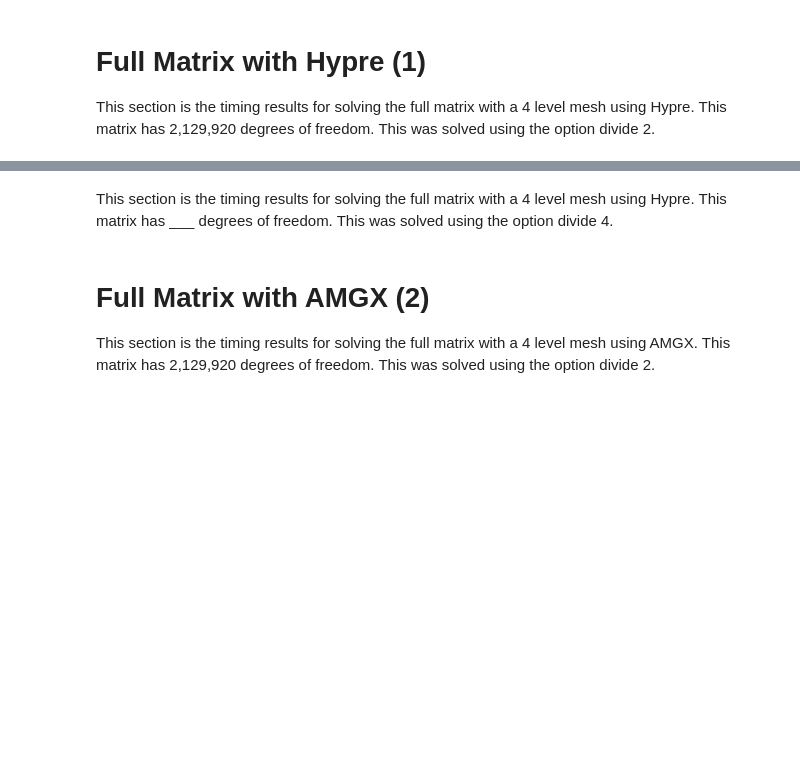
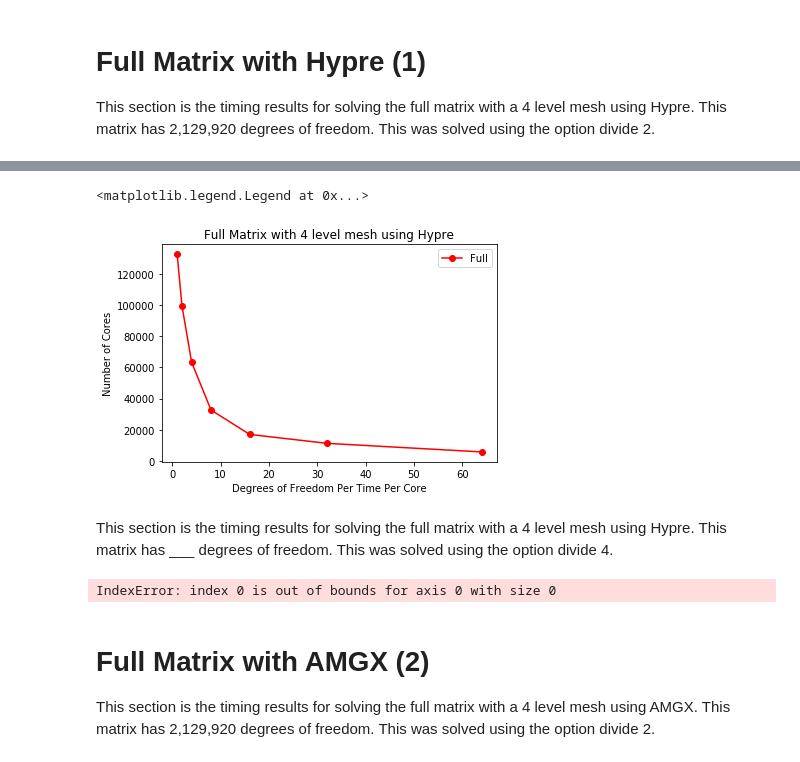
Before and after one commit to GEM3D/pressurePoissonSolver, a Jupyter notebook: results/2D_Poisson_Solver_Timing_4_mesh.ipynb, the cells around one changed output, grey strips where cells are left out. Saved outputs shown, nothing was run; the diff lists cells and outputs as text; code cells hidden in the pictures; blank space fills up the shorter version.

```diff
--- a/results/2D_Poisson_Solver_Timing_4_mesh.ipynb
+++ b/results/2D_Poisson_Solver_Timing_4_mesh.ipynb
@@ -13,17 +13,26 @@ cm = sns.light_palette("green", as_cmap=True)
 # Full Matrix with Hypre (1)
 This section is the timing results for solving the full matrix with a 4 level mesh using Hypre. This matrix has 2,129,920 degrees of freedom. This was solved using the option divide 2.
 # %%
-Petsc_Hypre_Full_Cores = np.array([])
-Petsc_Hypre_Full_Iterations = np.array([])
-Petsc_Hypre_Full_Residual = np.array([])
-Petsc_Hypre_Full_Error = np.array([])
-Petsc_Hypre_Full_Domain = np.array([])
-Petsc_Hypre_Full_Matrix = np.array([])
-Petsc_Hypre_Full_Petsc = np.array([])
-Petsc_Hypre_Full_LSS = np.array([])
-Petsc_Hypre_Full_LinS = np.array([])
-Petsc_Hypre_Full_CS = np.array([])
-Petsc_Hypre_Full_DegF = ()/Petsc_Hypre_Full_CS/Petsc_Hypre_Full_Cores
+DOF = 2129920
+Petsc_Hypre_Full_Cores = np.array([1,2,4,8,16,32,64])
+Petsc_Hypre_Full_Iterations = np.array([25,24,24,24,23,24,24])
+Petsc_Hypre_Full_Residual = np.array([7.7959970105686e-11,3.7698395250881e-11,4.6445688201149e-11,9.0298349451787e-11,
+                                     7.8125285574285e-11,8.8175567594805e-11,2.9253011119871e-11])
+Petsc_Hypre_Full_Error = np.array([9.2304660443222e-04,9.2304660439089e-04,9.2304660437377e-04,9.0298349451787e-11,
+                                  9.2304660461603e-04,9.2304660463712e-04,9.2304660489770e-04])
+Petsc_Hypre_Full_Domain = np.array([0.5771762146,0.3227674969,0.1651092233,0.0904486713,0.0527356856,0.052443451,
+                                   0.0381672983])
+Petsc_Hypre_Full_Matrix = np.array([0.7878353477,0.5208099744,0.2800362866,0.1512065142,0.0864476525,0.0514293829,
+                                   0.0353743028])
+Petsc_Hypre_Full_Petsc = np.array([2.5363367318,27.8735060668,14.1987835682,5.2306352596,1.7774178884,0.6992671084,
+                                  0.5350252831])
+Petsc_Hypre_Full_LSS = np.array([3.3241811173,28.3943279512,14.4788363321,5.3818625687,1.8638884793,0.7507591284,
+                                0.5704725933])
+Petsc_Hypre_Full_LinS = np.array([16.0624597243,10.7205219595,8.4254460076,8.1471176039,7.8381800788,5.901440664,
+                                 5.7809692144])
+Petsc_Hypre_Full_CS = np.array([16.0624642228,10.7205349951,8.4255548989,8.153320034,7.8385614164,5.9095084751,
+                               5.7848270771])
+Petsc_Hypre_Full_DegF = (DOF)/Petsc_Hypre_Full_CS/Petsc_Hypre_Full_Cores
 Petsc_Hypre_Full_Eff = Petsc_Hypre_Full_CS[0]/(Petsc_Hypre_Full_CS*Petsc_Hypre_Full_Cores)
 
 d = {"Cores": Petsc_Hypre_Full_Cores,"Iterations": Petsc_Hypre_Full_Iterations,"Residual": Petsc_Hypre_Full_Residual,
@@ -33,6 +42,7 @@ d = {"Cores": Petsc_Hypre_Full_Cores,"Iterations": Petsc_Hypre_Full_Iterations,"
 df1 =  pd.DataFrame(data = d)
 df1 = df1[["Cores","Iterations","Residual","Error","Domain Initialization","Matrix Formation","Hypre Setup",
          "Linear System Setup","Linear Solve","Complete Solve","Efficiency","Degrees of Freedom Per Time Per Core"]]
+nform = {"Error" : "{:6.2e}".format, "Residual" : "{:6.2e}".format}
 
-df1.style.format({"Error" : "{:6.2e}".format})
-display(HTML(df1.to_html(index=False)))
+df1.style.set_caption("Degrees of freedom {:d}".format(DOF)).background_gradient(cmap=cm).format(nform)
+# display(HTML(df1.to_html(index=False)))
@@ -64,13 +87,16 @@ plt.show
 # %%
-plt.plot(Petsc_Hypre_Full_DegF,Petsc_Hypre_Full_CS,"ro-",label="Full")
+plt.plot(Petsc_Hypre_Full_Cores,Petsc_Hypre_Full_DegF,"ro-",label="Full")
 plt.xlabel("Degrees of Freedom Per Time Per Core")
-plt.ylabel("Complete Solve Time (s)")
+plt.ylabel("Number of Cores")
 plt.title("Full Matrix with 4 level mesh using Hypre")
 plt.legend()
+# %% [output]
+<matplotlib.legend.Legend at 0x...>
+[figure, added]
 # %% [markdown]
 This section is the timing results for solving the full matrix with a 4 level mesh using Hypre. This matrix has ___ degrees of freedom. This was solved using the option divide 4.
 # %%
-Petsc_Hypre_Full_Cores = np.array([])
+Petsc_Hypre_Full_Cores = np.array([1])
 Petsc_Hypre_Full_Iterations = np.array([])
 Petsc_Hypre_Full_Residual = np.array([])
 Petsc_Hypre_Full_Error = np.array([])
@@ -92,7 +118,10 @@ df1 = df1[["Cores","Iterations","Residual","Error","Domain Initialization","Matr
          "Linear System Setup","Linear Solve","Complete Solve","Efficiency","Degrees of Freedom Per Time Per Core"]]
 
 df1.style.format({"Error" : "{:6.2e}".format})
-display(HTML(df1.to_html(index=False)))
+df1.style.set_caption("Degrees of freedom {:d}".format(DOF)).background_gradient(cmap=cm)
+# display(HTML(df1.to_html(index=False)))
+# %% [output]
+IndexError: index 0 is out of bounds for axis 0 with size 0
 # %%
 x = Petsc_Hypre_Full_Cores
 y = Petsc_Hypre_Full_CS
```
Also changed, not shown: parts of 21 cells of this notebook, 4 other files.
